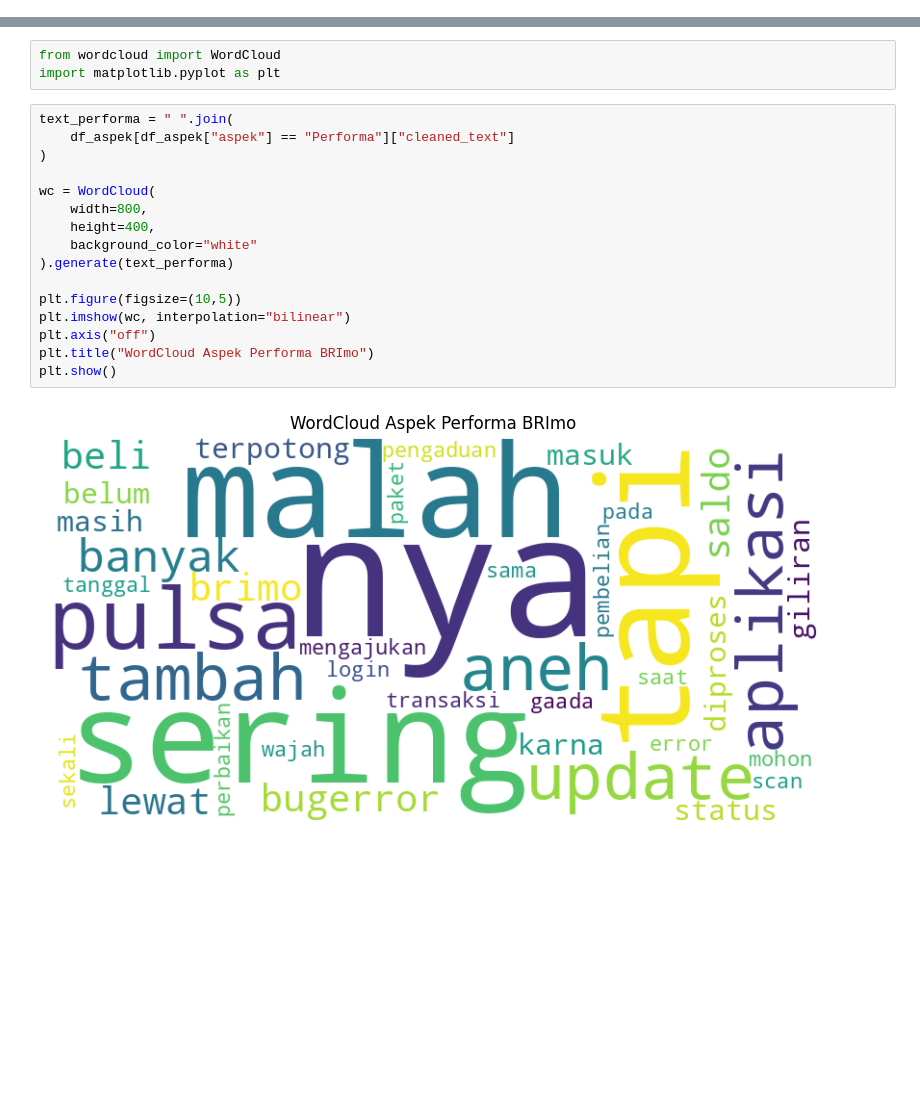
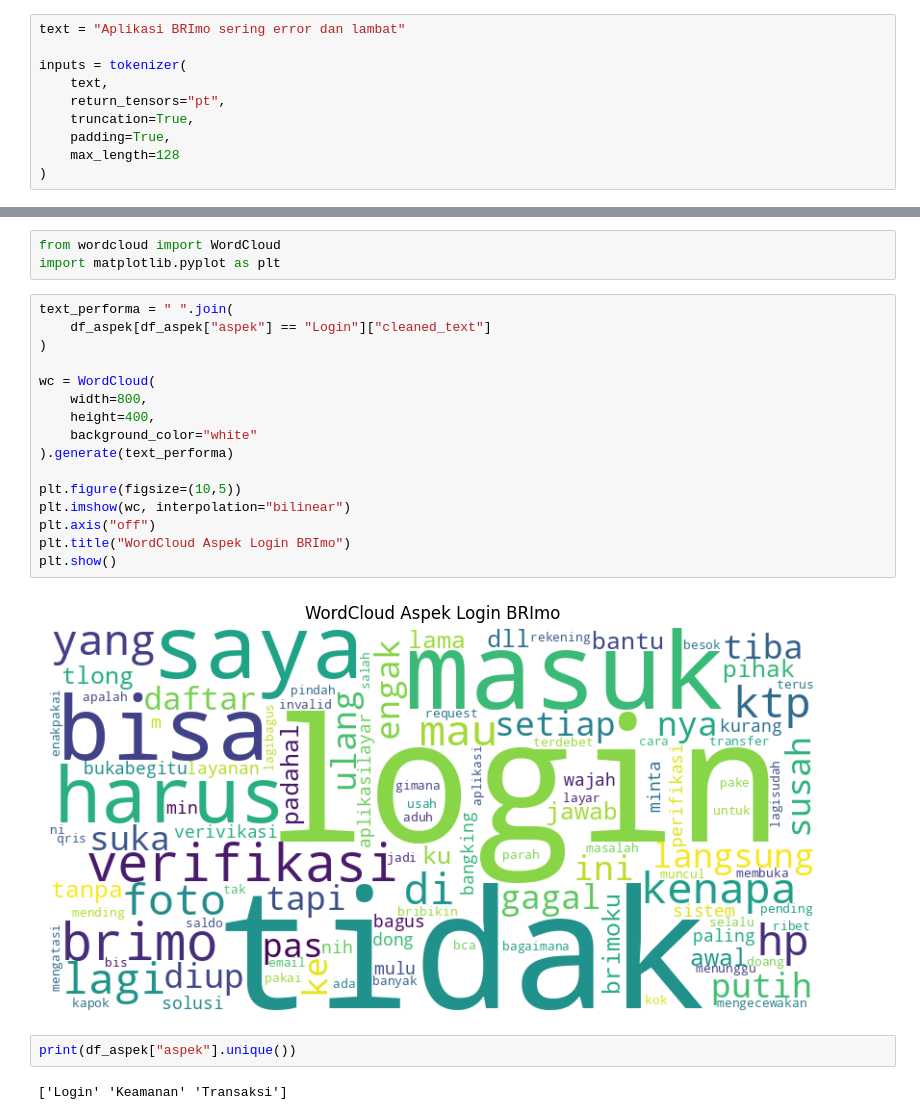
Before and after one commit to mukhairatil/sentiment-analysis-indoroberta, a Jupyter notebook: tes_penelitian.ipynb, the cells around one changed output, grey strips where cells are left out. Saved outputs shown, nothing was run; the diff lists cells and outputs as text; blank space fills up the shorter version.

```diff
--- a/tes_penelitian.ipynb
+++ b/tes_penelitian.ipynb
@@ -517,0 +515,10 @@ plt.show()
+# %%
+text = "Aplikasi BRImo sering error dan lambat"
+
+inputs = tokenizer(
+    text,
+    return_tensors="pt",
+    truncation=True,
+    padding=True,
+    max_length=128
+)
@@ -619,19 +631,23 @@ from wordcloud import WordCloud
 import matplotlib.pyplot as plt
 # %%
 text_performa = " ".join(
-    df_aspek[df_aspek["aspek"] == "Performa"]["cleaned_text"]
+    df_aspek[df_aspek["aspek"] == "Login"]["cleaned_text"]
 )
 
 wc = WordCloud(
     width=800,
     height=400,
     background_color="white"
 ).generate(text_performa)
 
 plt.figure(figsize=(10,5))
 plt.imshow(wc, interpolation="bilinear")
 plt.axis("off")
-plt.title("WordCloud Aspek Performa BRImo")
+plt.title("WordCloud Aspek Login BRImo")
 plt.show()
 # %% [output]
-[figure, old version]
+[figure, new version]
+# %%
+print(df_aspek["aspek"].unique())
+# %% [output]
+['Login' 'Keamanan' 'Transaksi']
```
Also changed, not shown: parts of 31 cells of this notebook.
